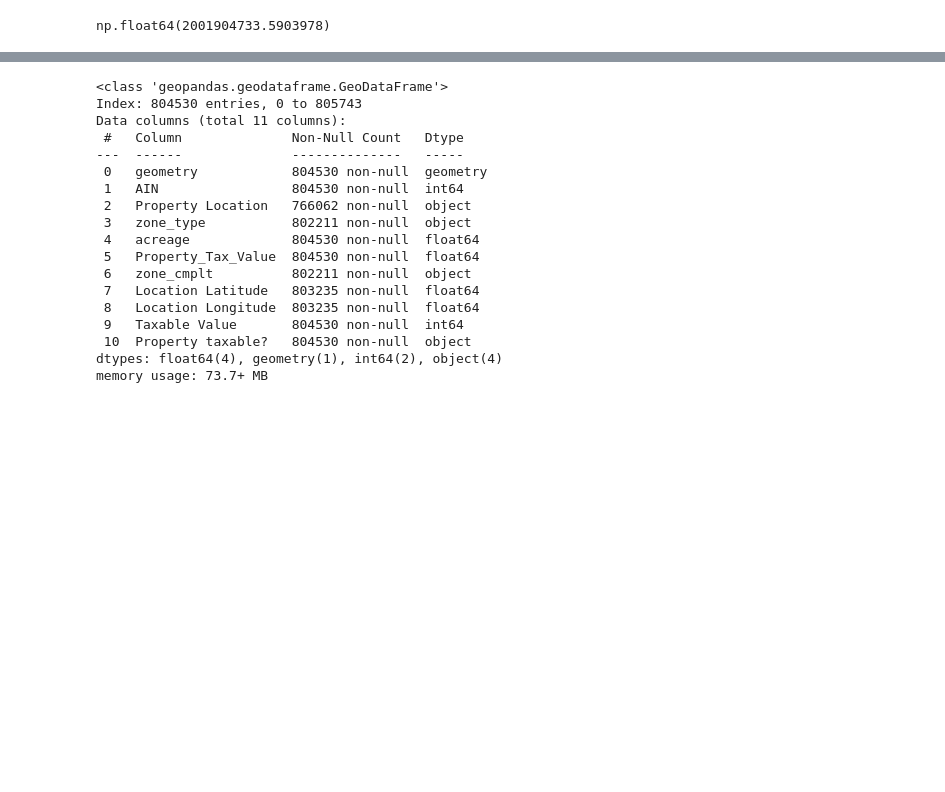
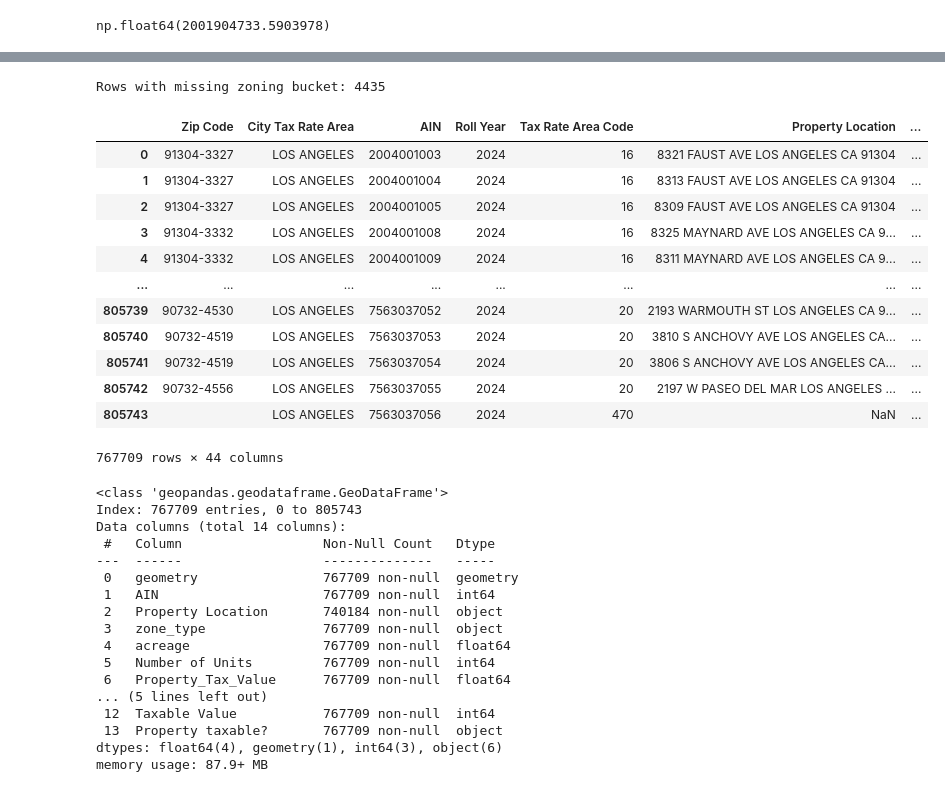
Before and after one commit to streetsforall/parcel_analysis, a Jupyter notebook: parcels.ipynb, the cells around one changed output, grey strips where cells are left out. Saved outputs shown, nothing was run; the diff lists cells and outputs as text; code cells hidden in the pictures; blank space fills up the shorter version.

```diff
--- a/parcels.ipynb
+++ b/parcels.ipynb
@@ -303,13 +452,39 @@ Name: count, dtype: int64
+# %%
+missing_count = final_gdf["assigned_zoning_bucket"].isna().sum()
+print(f"Rows with missing zoning bucket: {missing_count}")
+# %% [output]
+Rows with missing zoning bucket: 4435
+# %%
+final_buckets = final_gdf[final_gdf["assigned_zoning_bucket"] != "Ignore"]
+final_buckets = final_buckets.dropna(subset=["assigned_zoning_bucket"])
+final_buckets
+# %% [output]
+|  | Zip Code | City Tax Rate Area | AIN | Roll Year | Tax Rate Area Code | Property Location | ... |
+| 0 | 91304-3327 | LOS ANGELES | 2004001003 | 2024 | 16 | 8321 FAUST AVE LOS ANGELES CA 91304 | ... |
+| 1 | 91304-3327 | LOS ANGELES | 2004001004 | 2024 | 16 | 8313 FAUST AVE LOS ANGELES CA 91304 | ... |
+| 2 | 91304-3327 | LOS ANGELES | 2004001005 | 2024 | 16 | 8309 FAUST AVE LOS ANGELES CA 91304 | ... |
+| 3 | 91304-3332 | LOS ANGELES | 2004001008 | 2024 | 16 | 8325 MAYNARD AVE LOS ANGELES CA 9... | ... |
+| 4 | 91304-3332 | LOS ANGELES | 2004001009 | 2024 | 16 | 8311 MAYNARD AVE LOS ANGELES CA 9... | ... |
+| ... | ... | ... | ... | ... | ... | ... | ... |
+| 805739 | 90732-4530 | LOS ANGELES | 7563037052 | 2024 | 20 | 2193 WARMOUTH ST LOS ANGELES CA 9... | ... |
+| 805740 | 90732-4519 | LOS ANGELES | 7563037053 | 2024 | 20 | 3810 S ANCHOVY AVE LOS ANGELES CA... | ... |
+| 805741 | 90732-4519 | LOS ANGELES | 7563037054 | 2024 | 20 | 3806 S ANCHOVY AVE LOS ANGELES CA... | ... |
+| 805742 | 90732-4556 | LOS ANGELES | 7563037055 | 2024 | 20 | 2197 W PASEO DEL MAR LOS ANGELES ... | ... |
+| 805743 |  | LOS ANGELES | 7563037056 | 2024 | 470 | NaN | ... |
+767709 rows × 44 columns
 # %%
-final_geom = final_gdf[
+final_geom = final_buckets[
     [
         "geometry",
         "AIN",
         "Property Location",
         "zone_type",
         "acreage",
+        "Number of Units",
         "Property_Tax_Value",
         "zone_cmplt",
+        "zone_consolidation",
+        "assigned_zoning_bucket",
         "Location Latitude",
         "Location Longitude",
         "Taxable Value",
@@ -319,23 +494,22 @@ final_geom = final_gdf[
 final_geom.info()
 # %% [output]
 <class 'geopandas.geodataframe.GeoDataFrame'>
-Index: 804530 entries, 0 to 805743
-Data columns (total 11 columns):
- #   Column              Non-Null Count   Dtype
----  ------              --------------   -----
- 0   geometry            804530 non-null  geometry
- 1   AIN                 804530 non-null  int64
- 2   Property Location   766062 non-null  object
- 3   zone_type           802211 non-null  object
- 4   acreage             804530 non-null  float64
- 5   Property_Tax_Value  804530 non-null  float64
- 6   zone_cmplt          802211 non-null  object
- 7   Location Latitude   803235 non-null  float64
- 8   Location Longitude  803235 non-null  float64
- 9   Taxable Value       804530 non-null  int64
- 10  Property taxable?   804530 non-null  object
-dtypes: float64(4), geometry(1), int64(2), object(4)
-memory usage: 73.7+ MB
+Index: 767709 entries, 0 to 805743
+Data columns (total 14 columns):
+ #   Column                  Non-Null Count   Dtype
+---  ------                  --------------   -----
+ 0   geometry                767709 non-null  geometry
+ 1   AIN                     767709 non-null  int64
+ 2   Property Location       740184 non-null  object
+ 3   zone_type               767709 non-null  object
+ 4   acreage                 767709 non-null  float64
+ 5   Number of Units         767709 non-null  int64
+ 6   Property_Tax_Value      767709 non-null  float64
+... (5 lines left out)
+ 12  Taxable Value           767709 non-null  int64
+ 13  Property taxable?       767709 non-null  object
+dtypes: float64(4), geometry(1), int64(3), object(6)
+memory usage: 87.9+ MB
 # %%
 # Basic statistics on your tax column
 print("Tax value summary statistics:")
```
Also changed, not shown: parts of 79 cells of this notebook, 2 other files.
